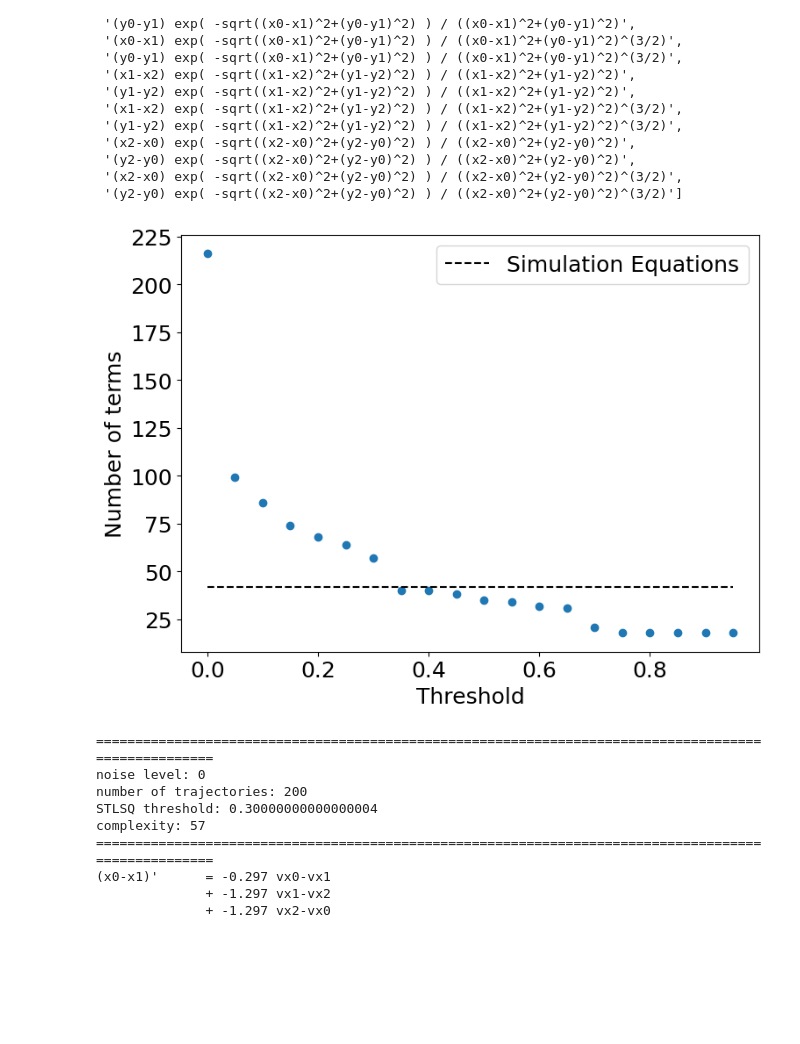
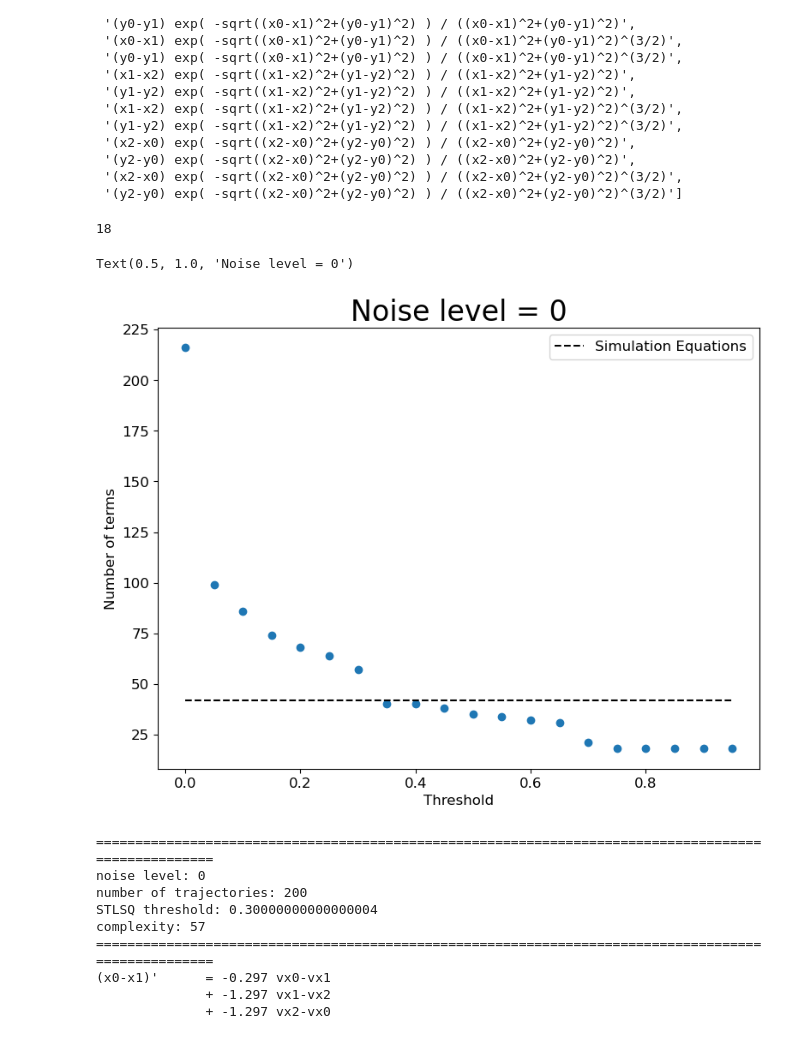
Before and after one commit to zbrookshowe/yukawa-sindy, a Jupyter notebook: 3body_noise_analysis.ipynb, the cells around one changed output. Cells and saved outputs as stored; diff of their text form; code cells hidden in the pictures; blank space fills up the shorter version.

Commit message:
generating plots for committee update and rerunning cells

```diff
--- a/3body_noise_analysis.ipynb
+++ b/3body_noise_analysis.ipynb
@@ -331,10 +376,16 @@ weak_nonoise_models[0].get_feature_names()
  '(y2-y0) exp( -sqrt((x2-x0)^2+(y2-y0)^2) ) / ((x2-x0)^2+(y2-y0)^2)',
  '(x2-x0) exp( -sqrt((x2-x0)^2+(y2-y0)^2) ) / ((x2-x0)^2+(y2-y0)^2)^(3/2)',
  '(y2-y0) exp( -sqrt((x2-x0)^2+(y2-y0)^2) ) / ((x2-x0)^2+(y2-y0)^2)^(3/2)']
+# %%
+len(weak_nonoise_models[0].get_feature_names())
+# %% [output]
+18
 # %%
 fig, ax = ys.plot_complexity_objs(weak_nonoise_models)
+ax.set_title("Noise level = 0", fontsize=24)
 # %% [output]
+Text(0.5, 1.0, 'Noise level = 0')
-[figure, old version]
+[figure, new version]
 # %%
 for i in [6,7]:
     y3.print_SINDy_nice(weak_nonoise_models[i], sim_list)
```
Also changed, not shown: parts of 13 cells of this notebook.
